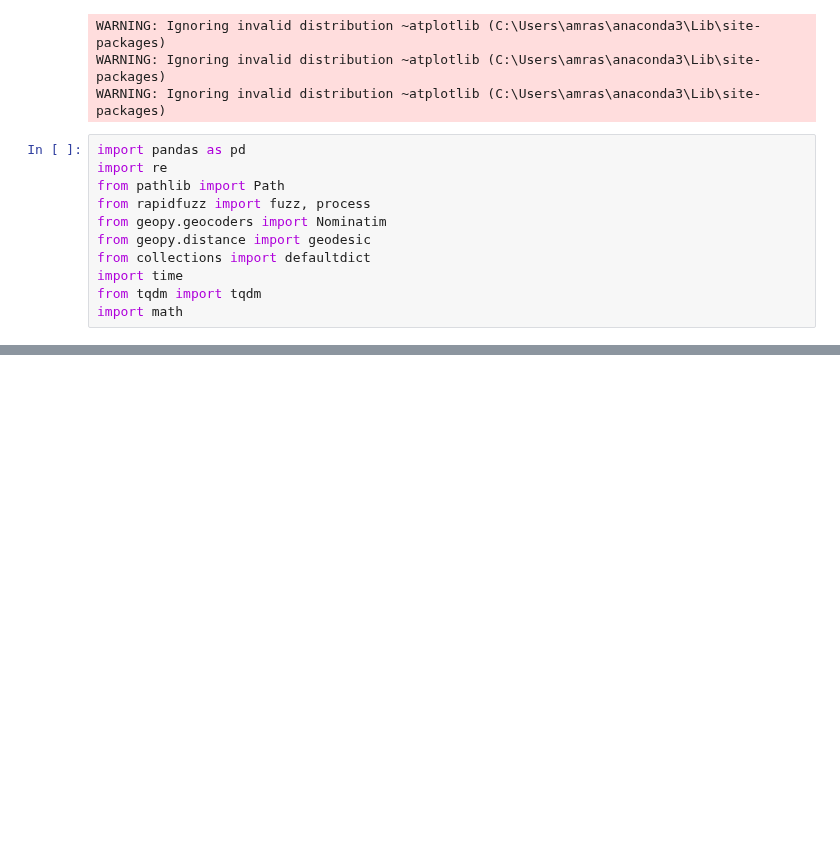
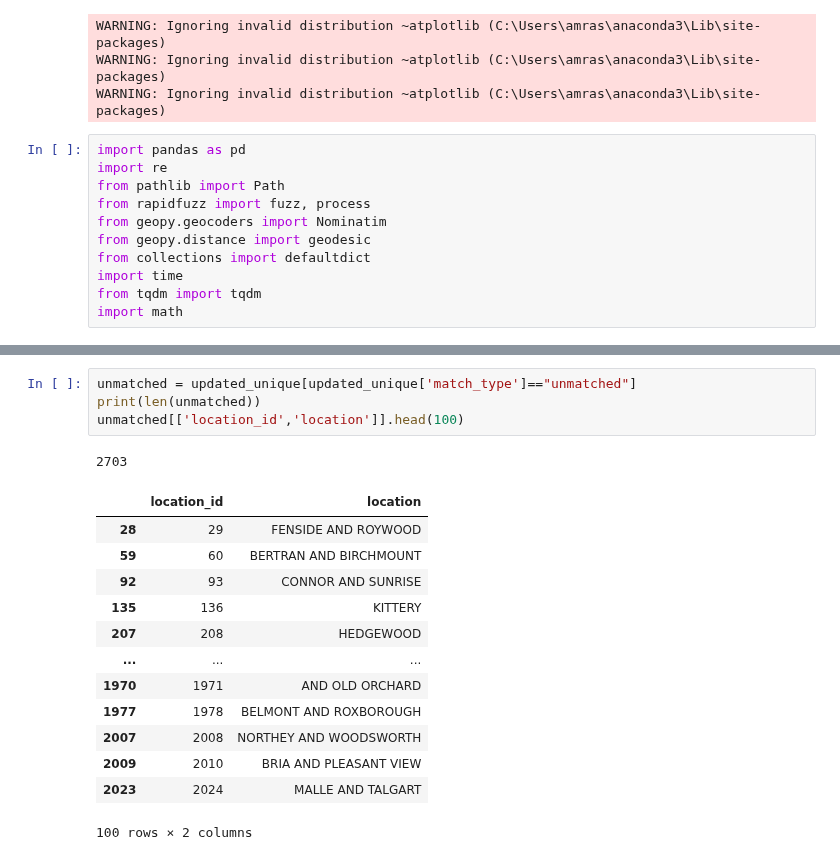
Before and after one commit to FathimaAmra/TTC-Predictive-Reliability-Intelligence-System, a Jupyter notebook: geocoding.ipynb, the cells around one changed output, grey strips where cells are left out. Cells and saved outputs as stored; diff of their text form; blank space fills up the shorter version.

```diff
--- a/geocoding.ipynb
+++ b/geocoding.ipynb
@@ -323,0 +401,19 @@ Unmatched: 3025
+# %%
+unmatched = updated_unique[updated_unique['match_type']=="unmatched"]
+print(len(unmatched))
+unmatched[['location_id','location']].head(100)
+# %% [output]
+2703
+|  | location_id | location |
+| 28 | 29 | FENSIDE AND ROYWOOD |
+| 59 | 60 | BERTRAN AND BIRCHMOUNT |
+| 92 | 93 | CONNOR AND SUNRISE |
+| 135 | 136 | KITTERY |
+| 207 | 208 | HEDGEWOOD |
+| ... | ... | ... |
+| 1970 | 1971 | AND OLD ORCHARD |
+| 1977 | 1978 | BELMONT AND ROXBOROUGH |
+| 2007 | 2008 | NORTHEY AND WOODSWORTH |
+| 2009 | 2010 | BRIA AND PLEASANT VIEW |
+| 2023 | 2024 | MALLE AND TALGART |
+100 rows × 2 columns
```
Also changed, not shown: parts of 7 cells of this notebook, 6 other files.
